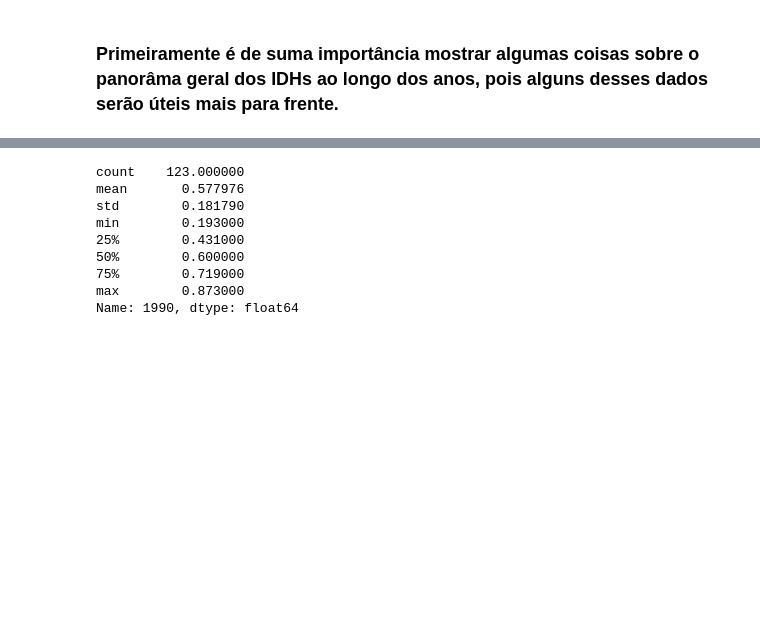
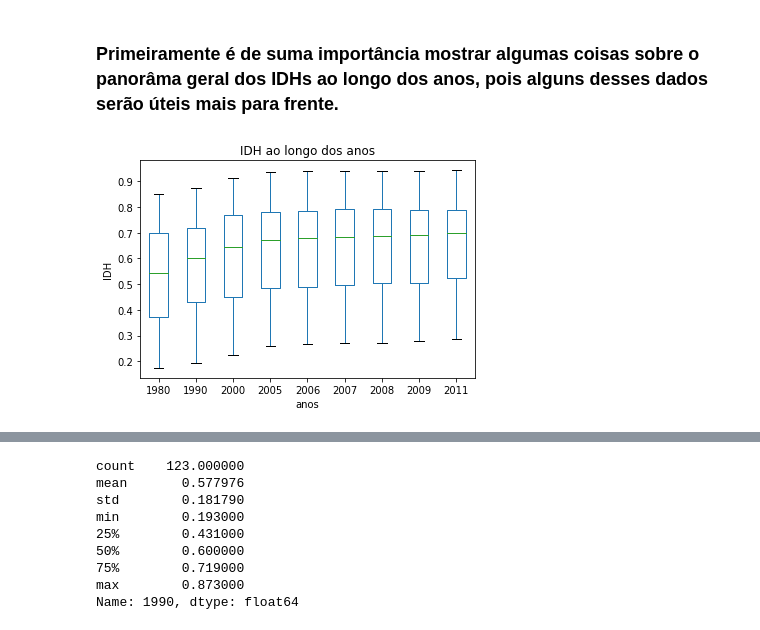
Before and after one commit to lucaslealvale/CD_2018, a Jupyter notebook: Projeto1.ipynb, the cells around one changed output, grey strips where cells are left out. Saved outputs shown, nothing was run; the diff lists cells and outputs as text; code cells hidden in the pictures; blank space fills up the shorter version.

```diff
--- a/Projeto1.ipynb
+++ b/Projeto1.ipynb
@@ -73,3 +66,11 @@ df.head()
 ### Agora que dados de interesse já estão prontos para análise, irei começar com a análise de alguns anos com certo espaçamento temporal entre si, tentei manter uma distância de 10 anos. Contudo, o dataframe de IDH não possuia dados para o ano de 2010 por isso neste projeto as variáveis cruzadas irão até o ano de 2006, para maior precisão dos resultado.
 # %% [markdown]
 ### Primeiramente é de suma importância mostrar algumas coisas sobre o panorâma geral dos IDHs ao longo dos anos, pois alguns desses dados serão úteis mais para frente.
+# %%
+Idh.plot.box()
+plt.title('IDH ao longo dos anos')
+plt.xlabel('anos')
+plt.ylabel('IDH')
+plt.show()
+# %% [output]
+[figure, added]
```
Also changed, not shown: parts of 12 cells of this notebook.
